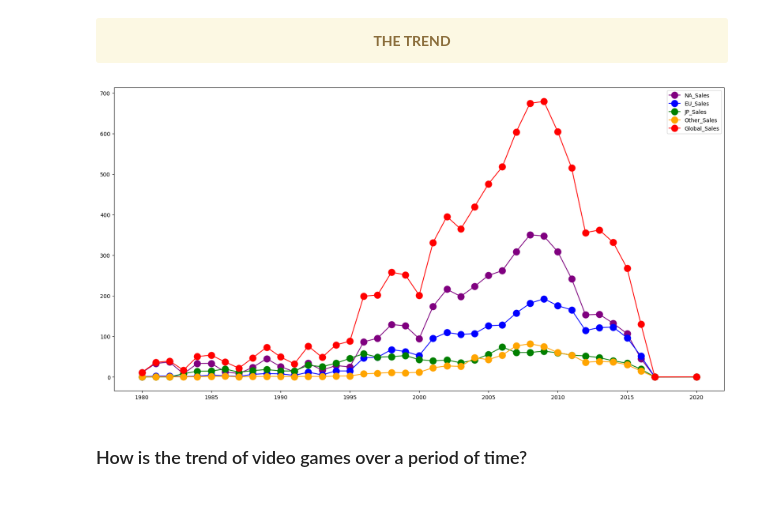
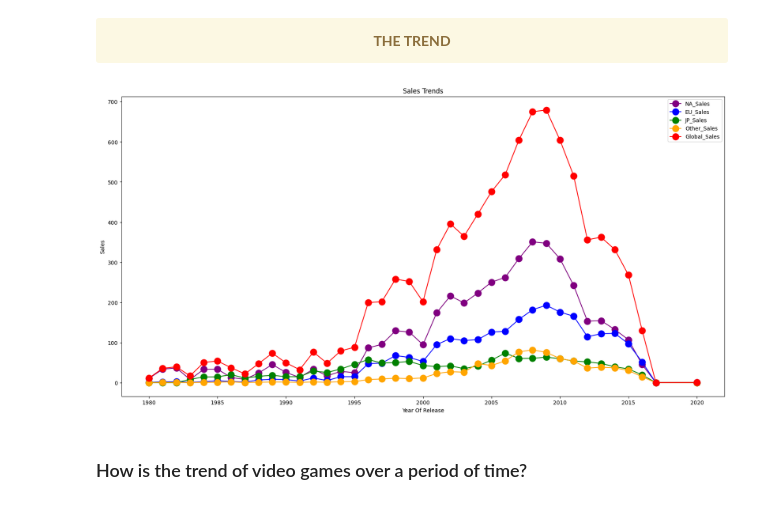
Before and after one commit to Krishnaveni004/video-game-sales-analysis, a Jupyter notebook: Video Game Sales Prediction.ipynb, the cells around one changed output. Cells and saved outputs as stored; diff of their text form; code cells hidden in the pictures.

```diff
--- a/Video Game Sales Prediction.ipynb
+++ b/Video Game Sales Prediction.ipynb
@@ -391,16 +392,19 @@ year_dataset.head()
 # %%
 fig, ax = plt.subplots(figsize=(20,10))
 grouped_data = cleaned_data.groupby('Year_of_Release').sum(numeric_only=True).reset_index()
 
-plt.plot(grouped_data['Year_of_Release'], grouped_data['NA_Sales'], color='purple', markersize=12, marker='o')
-plt.plot(grouped_data['Year_of_Release'], grouped_data['EU_Sales'], color='blue', markersize=12, marker='o')
-plt.plot(grouped_data['Year_of_Release'], grouped_data['JP_Sales'], color='green', markersize=12, marker='o')
-plt.plot(grouped_data['Year_of_Release'], grouped_data['Other_Sales'], color='orange', markersize=12, marker='o')
-plt.plot(grouped_data['Year_of_Release'], grouped_data['Global_Sales'], color='red', markersize=12, marker='o')
-plt.legend(['NA_Sales', 'EU_Sales', 'JP_Sales', 'Other_Sales', 'Global_Sales'])
+columns = {'NA_Sales': 'purple', 'EU_Sales': 'blue', 'JP_Sales': 'green', 'Other_Sales': 'orange', 'Global_Sales': 'red'}
+
+for column in columns:
+    plt.plot(grouped_data['Year_of_Release'], grouped_data[column], color=columns[column], markersize=12, marker='o')
+
+plt.title('Sales Trends')
+plt.xlabel('Year Of Release')
+plt.ylabel('Sales')
+plt.legend(columns.keys())
 plt.show()
 # %% [output]
-[figure, old version]
+[figure, new version]
 # %% [markdown]
 ### How is the trend of video games over a period of time?
 # %%
```
Also changed, not shown: parts of 68 cells of this notebook, 2 other files.
